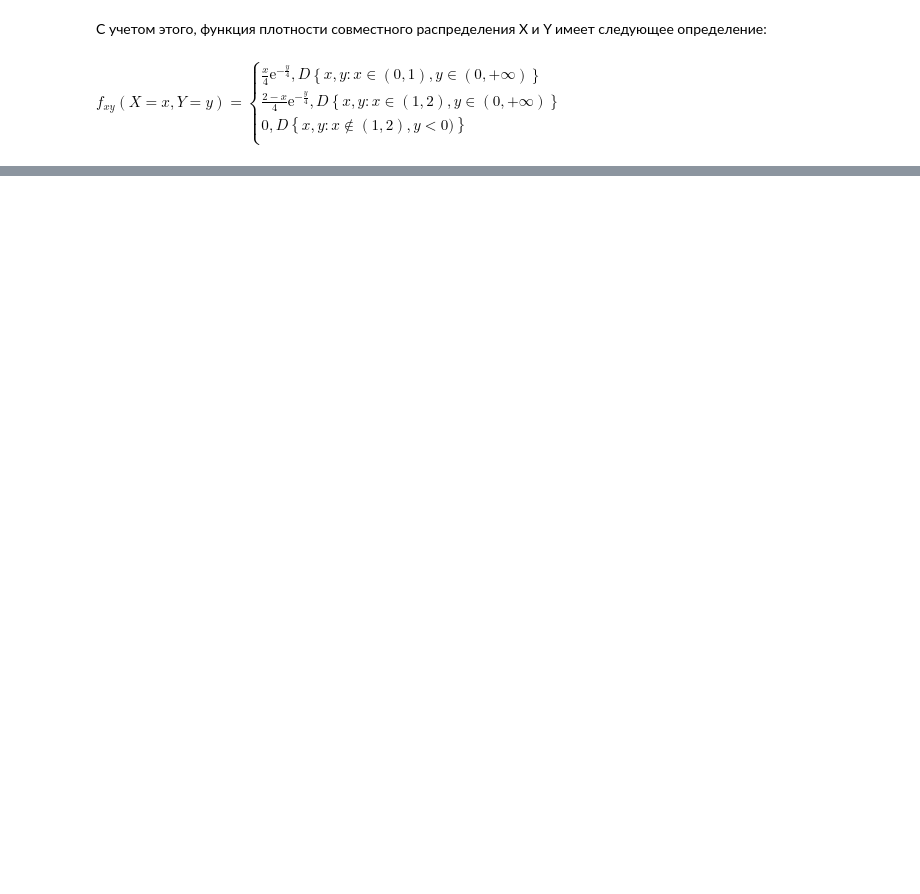
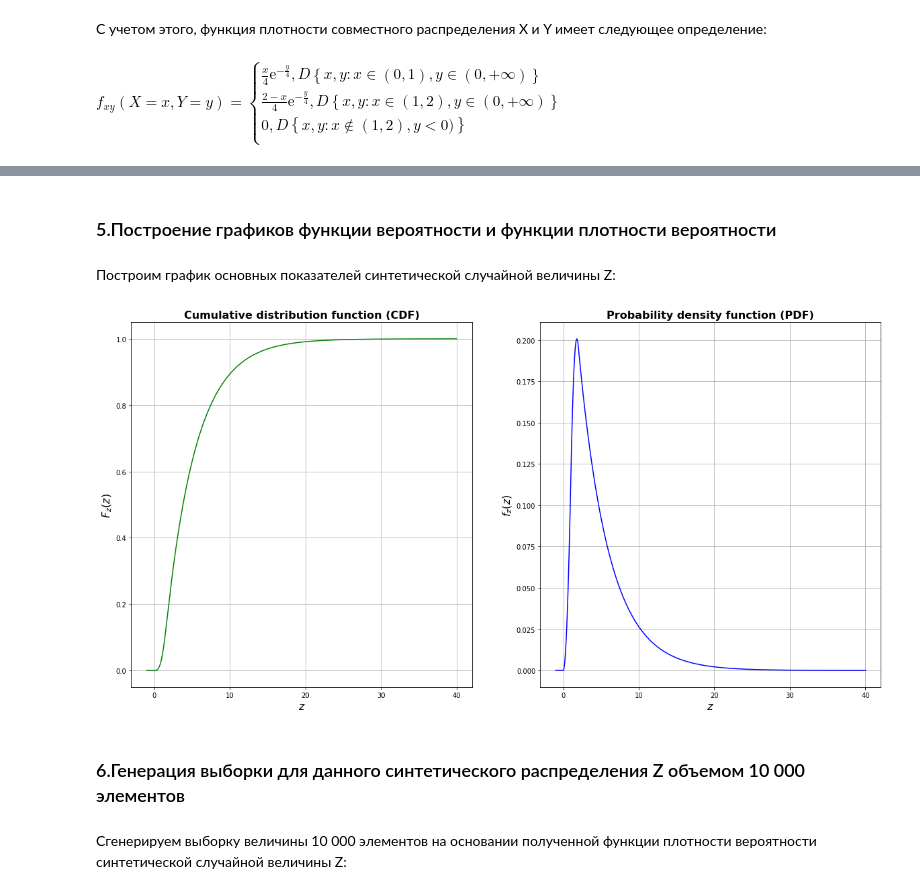
Before and after one commit to avikulin/PythonMath, a Jupyter notebook: Yandex ML Course #1/CourseProject/CourseProject.ipynb, the cells around one changed output, grey strips where cells are left out. Drawn from its saved outputs; the diff is of its cells as text; code cells hidden in the pictures; blank space fills up the shorter version.

```diff
--- a/Yandex ML Course #1/CourseProject/CourseProject.ipynb
+++ b/Yandex ML Course #1/CourseProject/CourseProject.ipynb
@@ -238,0 +330,56 @@ $
+# %% [markdown]
+<h3>5.Построение графиков функции вероятности и функции плотности вероятности</h3>
+# %% [markdown]
+Построим график основных показателей синтетической случайной величины Z:
+# %%
+def z_CDF(z):
+    if z<0:
+        return 0
+    if 0<=z<=1:
+        return 0.5*z**2 - 4*z-16.*math.exp(-0.25*z)+16.
+    if 1<=z<=2:
+        return 6.*z - 0.5*z**2.+32.*math.exp(0.25*(1.-z))-16*math.exp(-0.25*z)-25.
+    if z>2:
+        return 32.*math.exp(0.25*(1.-z))-16.*math.exp(0.25*(2.-z))-16.*math.exp(-0.25*z)+1.
+
+
+def z_PDF(z):
+    if z<0:
+        return 0
+    if 0<=z<=1:
+        return z+4.*math.exp(-0.25*z)-4.
+    if 1<=z<=2:
+        return -z + 4*math.exp(-0.25*z) - 8*math.exp(0.25*(1 - z)) + 6.
+    if z>2:
+        return 4*(-1 + math.exp(0.25))**2*math.exp(-0.25*z)
+
+x_space = np.linspace(-1,40,1000)
+
+fig, subplots = plt.subplots(1,2)
+fig.set_size_inches(20,10)
+
+subplots[0].grid(which="both")
+subplots[0].set_title("Cumulative distribution function (CDF)",
+                     fontdict= {"color":  "black","weight": "bold", "size": 16})
+
+subplots[0].set_xlabel("${z}$", fontdict= {"color":  "black","weight": "bold", "size": 16})
+subplots[0].set_ylabel("$F_{z}(z)$", fontdict= {"color":  "black","weight": "bold", "size": 16})
+
+subplots[0].plot(x_space, map(z_CDF, x_space), "g-")
+
+subplots[1].grid(which="both")
+subplots[1].set_title("Probability density function (PDF)",
+                     fontdict= {"color":  "black","weight": "bold", "size": 16})
+
+subplots[1].set_xlabel("${z}$", fontdict= {"color":  "black","weight": "bold", "size": 16})
+subplots[1].set_ylabel("$f_{z}(z)$", fontdict= {"color":  "black","weight": "bold", "size": 16})
+
+subplots[1].plot(x_space, map(z_PDF, x_space), "b-")
+
+plt.show()
+# %% [output]
+[figure, added]
+# %% [markdown]
+<h3>6.Генерация выборки для данного синтетического распределения Z объемом 10 000 элементов</h3>
+# %% [markdown]
+Сгенерируем выборку величины 10 000 элементов на основании полученной функции плотности вероятности синтетической случайной величины Z:
```
Also changed, not shown: parts of 18 cells of this notebook, 1 other file.
